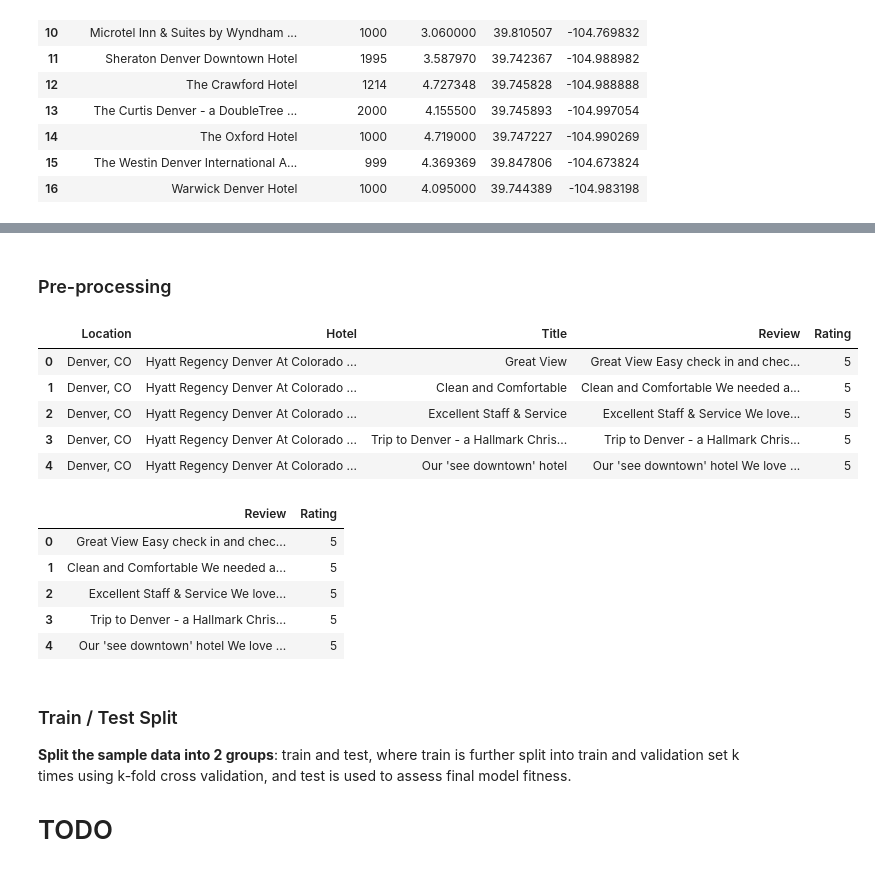
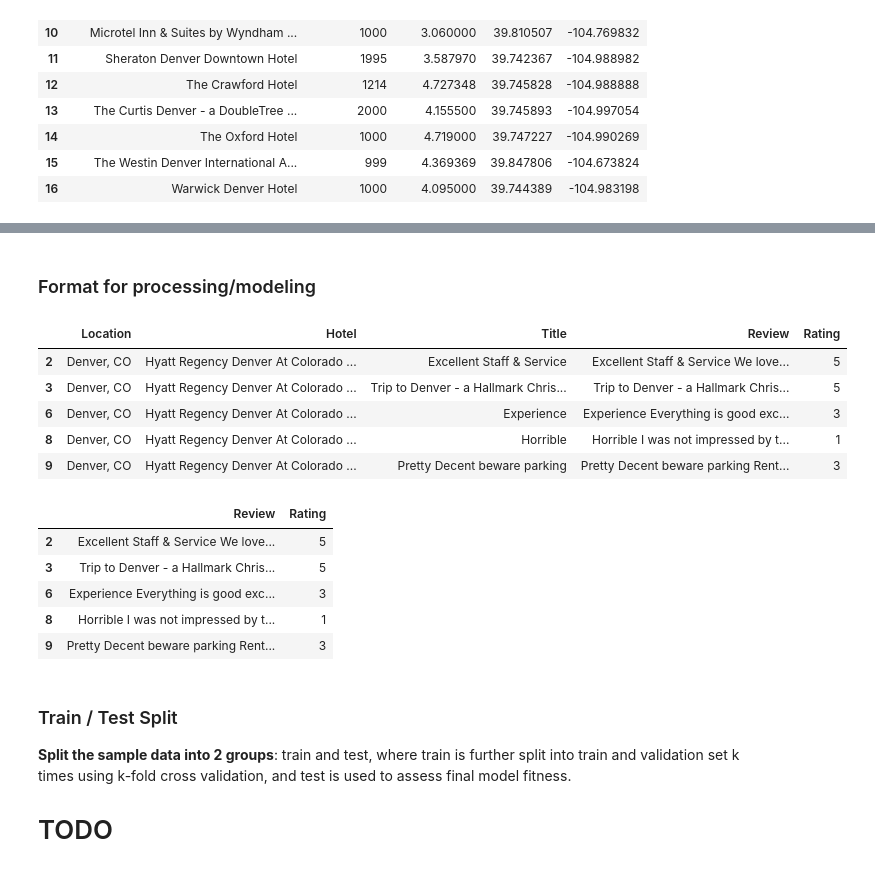
Before and after one commit to anna-dang/mod05-capstone-NLP, a Jupyter notebook: NLP_and_modeling.ipynb, the cells around one changed output, grey strips where cells are left out. Cells and saved outputs as stored; diff of their text form; code cells hidden in the pictures.

Commit message:
baseline model

```diff
--- a/NLP_and_modeling.ipynb
+++ b/NLP_and_modeling.ipynb
@@ -197,29 +198,29 @@ fig.show()
 # %% [output]
 [interactive output not drawn]
 # %% [markdown]
-### Pre-processing
+### Format for processing/modeling
 # %%
 # combine 'Title' and 'Review' into one chunk of text (seperate with a space)
-df_raw['Review'] = df_raw['Title'] + ' ' + df_raw['Review']
-df_raw.head()
+test['Review'] = test['Title'] + ' ' + test['Review']
+test.head()
 # %% [output]
 |  | Location | Hotel | Title | Review | Rating |
-| 0 | Denver, CO | Hyatt Regency Denver At Colorado ... | Great View | Great View Easy check in and chec... | 5 |
-| 1 | Denver, CO | Hyatt Regency Denver At Colorado ... | Clean and Comfortable | Clean and Comfortable We needed a... | 5 |
 | 2 | Denver, CO | Hyatt Regency Denver At Colorado ... | Excellent Staff & Service | Excellent Staff & Service We love... | 5 |
 | 3 | Denver, CO | Hyatt Regency Denver At Colorado ... | Trip to Denver - a Hallmark Chris... | Trip to Denver - a Hallmark Chris... | 5 |
-| 4 | Denver, CO | Hyatt Regency Denver At Colorado ... | Our 'see downtown' hotel | Our 'see downtown' hotel We love ... | 5 |
+| 6 | Denver, CO | Hyatt Regency Denver At Colorado ... | Experience | Experience Everything is good exc... | 3 |
+| 8 | Denver, CO | Hyatt Regency Denver At Colorado ... | Horrible | Horrible I was not impressed by t... | 1 |
+| 9 | Denver, CO | Hyatt Regency Denver At Colorado ... | Pretty Decent beware parking | Pretty Decent beware parking Rent... | 3 |
 # %%
 # Drop columns uneeded for this analysis, save as working df for modeling
-df = df_raw.drop(columns = ['Location', 'Hotel', 'Title'])
+df = test.drop(columns = ['Location', 'Hotel', 'Title'])
 df.head()
 # %% [output]
 |  | Review | Rating |
-| 0 | Great View Easy check in and chec... | 5 |
-| 1 | Clean and Comfortable We needed a... | 5 |
 | 2 | Excellent Staff & Service We love... | 5 |
 | 3 | Trip to Denver - a Hallmark Chris... | 5 |
-| 4 | Our 'see downtown' hotel We love ... | 5 |
+| 6 | Experience Everything is good exc... | 3 |
+| 8 | Horrible I was not impressed by t... | 1 |
+| 9 | Pretty Decent beware parking Rent... | 3 |
 # %% [markdown]
 ### Train / Test Split
 
```
Also changed, not shown: parts of 69 cells of this notebook, 1 other file.
